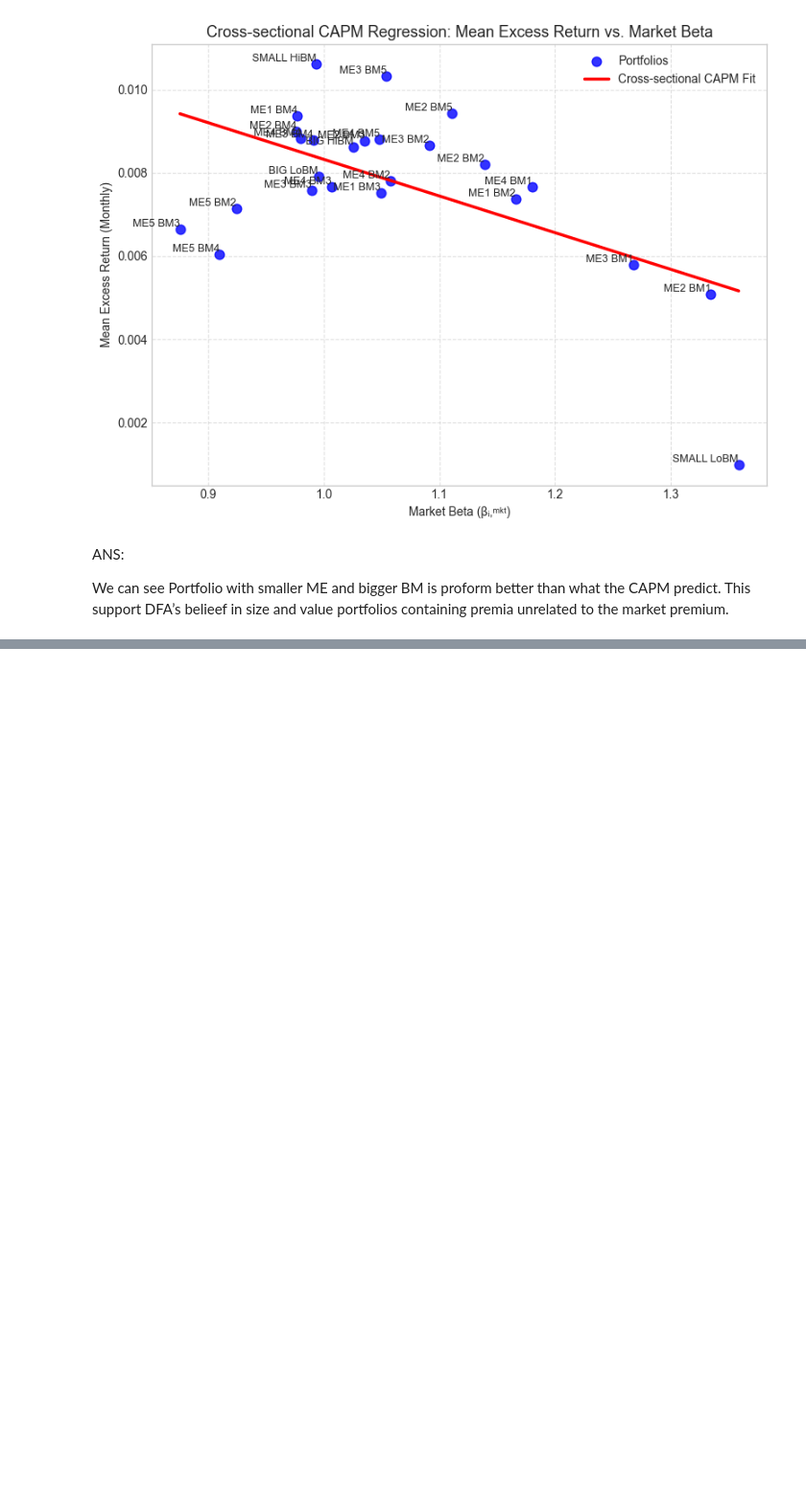
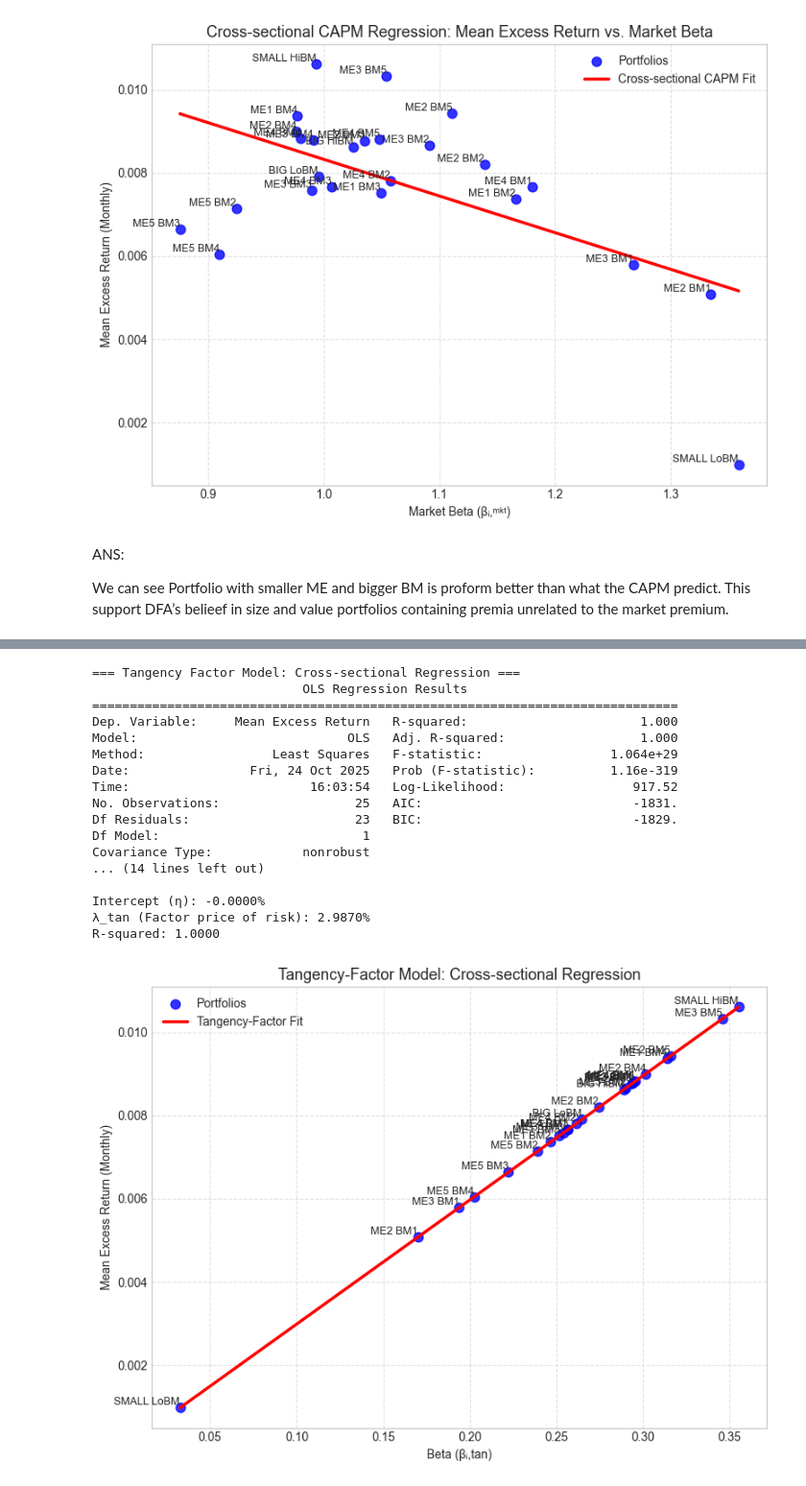
Before and after one commit to Emax25/FINM367-B37, a Jupyter notebook: HW4_Angela.ipynb, the cells around one changed output, grey strips where cells are left out. Shown at 96% size. Drawn from its saved outputs; the diff is of its cells as text; code cells hidden in the pictures; blank space fills up the shorter version.

```diff
--- a/HW4_Angela.ipynb
+++ b/HW4_Angela.ipynb
@@ -529,0 +543,80 @@ We can see Portfolio with smaller ME and bigger BM is proform better than what t
+# %%
+mean_ret = df.mean()
+cov_mat = df.cov()
+inv_cov = np.linalg.inv(cov_mat)
+tan_w = inv_cov @ mean_ret
+tan_w = tan_w / tan_w.sum()
+tan_ret = df @ tan_w
+tan_ret.name = "Tangency Portfolio"
+
+alphas, betas = {}, {}
+for col in df.columns:
+    y = df[col]
+    X = sm.add_constant(tan_ret)
+    model = sm.OLS(y, X).fit()
+    alphas[col] = model.params["const"]
+    betas[col] = model.params["Tangency Portfolio"]
+
+tan_results = pd.DataFrame({
+    "Alpha": alphas,
+    "Beta_tan": betas
+})
+
+mean_excess_ret = df.mean()
+cross_df = pd.DataFrame({
+    "Mean Excess Return": mean_excess_ret,
+    "Beta_tan": tan_results["Beta_tan"]
+})
+
+X = sm.add_constant(cross_df["Beta_tan"])
+y = cross_df["Mean Excess Return"]
+model_cs_tan = sm.OLS(y, X).fit()
+
+eta_tan = model_cs_tan.params["const"]
+lambda_tan = model_cs_tan.params["Beta_tan"]
+r2_tan = model_cs_tan.rsquared
+
+print("\n=== Tangency Factor Model: Cross-sectional Regression ===")
+print(model_cs_tan.summary())
+
+print(f"\nIntercept (η): {eta_tan:.4%}")
+print(f"λ_tan (Factor price of risk): {lambda_tan:.4%}")
+print(f"R-squared: {r2_tan:.4f}")
+
+beta_range = np.linspace(cross_df["Beta_tan"].min(), cross_df["Beta_tan"].max(), 100)
+fit_line = eta_tan + lambda_tan * beta_range
+
+plt.figure(figsize=(8,6))
+plt.scatter(cross_df["Beta_tan"], cross_df["Mean Excess Return"],
+            color="blue", s=60, alpha=0.8, label="Portfolios")
+plt.plot(beta_range, fit_line, color="red", linewidth=2.5, label="Tangency-Factor Fit")
+
+for name, x, y in zip(cross_df.index, cross_df["Beta_tan"], cross_df["Mean Excess Return"]):
+    plt.text(x, y, name, fontsize=9, ha='right', va='bottom')
+
+plt.title("Tangency-Factor Model: Cross-sectional Regression", fontsize=13)
+plt.xlabel("Beta (βᵢ,tan)")
+plt.ylabel("Mean Excess Return (Monthly)")
+plt.grid(True, linestyle='--', alpha=0.6)
+plt.legend()
+plt.tight_layout()
+plt.show()
+# %% [output]
+=== Tangency Factor Model: Cross-sectional Regression ===
+                            OLS Regression Results
+==============================================================================
+Dep. Variable:     Mean Excess Return   R-squared:                       1.000
+Model:                            OLS   Adj. R-squared:                  1.000
+Method:                 Least Squares   F-statistic:                 1.064e+29
+Date:                Fri, 24 Oct 2025   Prob (F-statistic):          1.16e-319
+Time:                        16:03:54   Log-Likelihood:                 917.52
+No. Observations:                  25   AIC:                            -1831.
+Df Residuals:                      23   BIC:                            -1829.
+Df Model:                           1
+Covariance Type:            nonrobust
+... (14 lines left out)
+
+Intercept (η): -0.0000%
+λ_tan (Factor price of risk): 2.9870%
+R-squared: 1.0000
+[figure, added]
```
Also changed, not shown: parts of 7 cells of this notebook.
